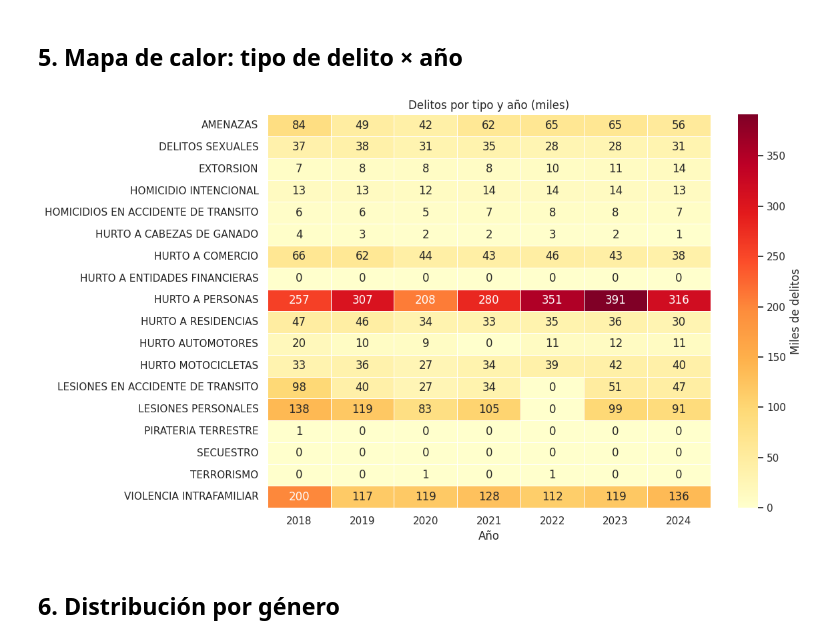
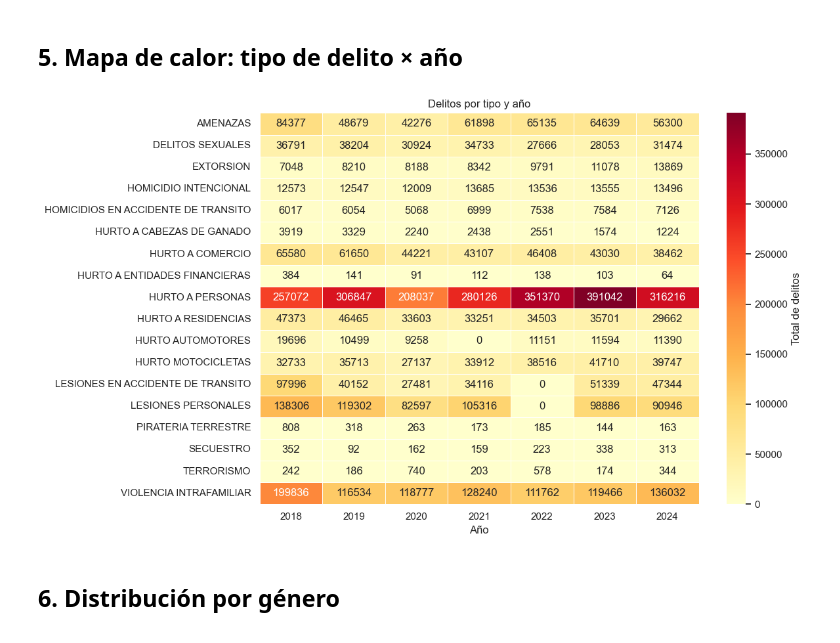
Before and after one commit to ustadistica/Datos-abiertos-Seguridad-y-Convivencia, a Jupyter notebook: notebooks/01_eda.ipynb, the cells around one changed output. Saved outputs shown, nothing was run; the diff lists cells and outputs as text; code cells hidden in the pictures.

```diff
--- a/notebooks/01_eda.ipynb
+++ b/notebooks/01_eda.ipynb
@@ -157,28 +157,28 @@ df_delito
 # %%
 df_heat = con.execute("""
     SELECT d.anio, del.tipo_delito, SUM(f.cantidad) AS total
     FROM fact_delitos f
     JOIN dim_fecha  d   USING (fecha_key)
     JOIN dim_delito del USING (delito_key)
     GROUP BY 1, 2
 """).df()
 
 pivot = df_heat.pivot(index='tipo_delito', columns='anio', values='total').fillna(0)
 
 fig, ax = plt.subplots(figsize=(12, 7))
 sns.heatmap(
-    pivot / 1000,
+    pivot,
     annot=True, fmt='.0f', linewidths=0.5,
     cmap='YlOrRd', ax=ax,
-    cbar_kws={'label': 'Miles de delitos'}
+    cbar_kws={'label': 'Total de delitos'}
 )
-ax.set_title('Delitos por tipo y año (miles)')
+ax.set_title('Delitos por tipo y año')
 ax.set_xlabel('Año')
 ax.set_ylabel('')
 plt.tight_layout()
 plt.show()
 # %% [output]
-[figure, old version]
+[figure, new version]
 # %% [markdown]
 ## 6. Distribución por género
 # %%
```
Also changed, not shown: parts of 5 cells of this notebook, 7 other files.
